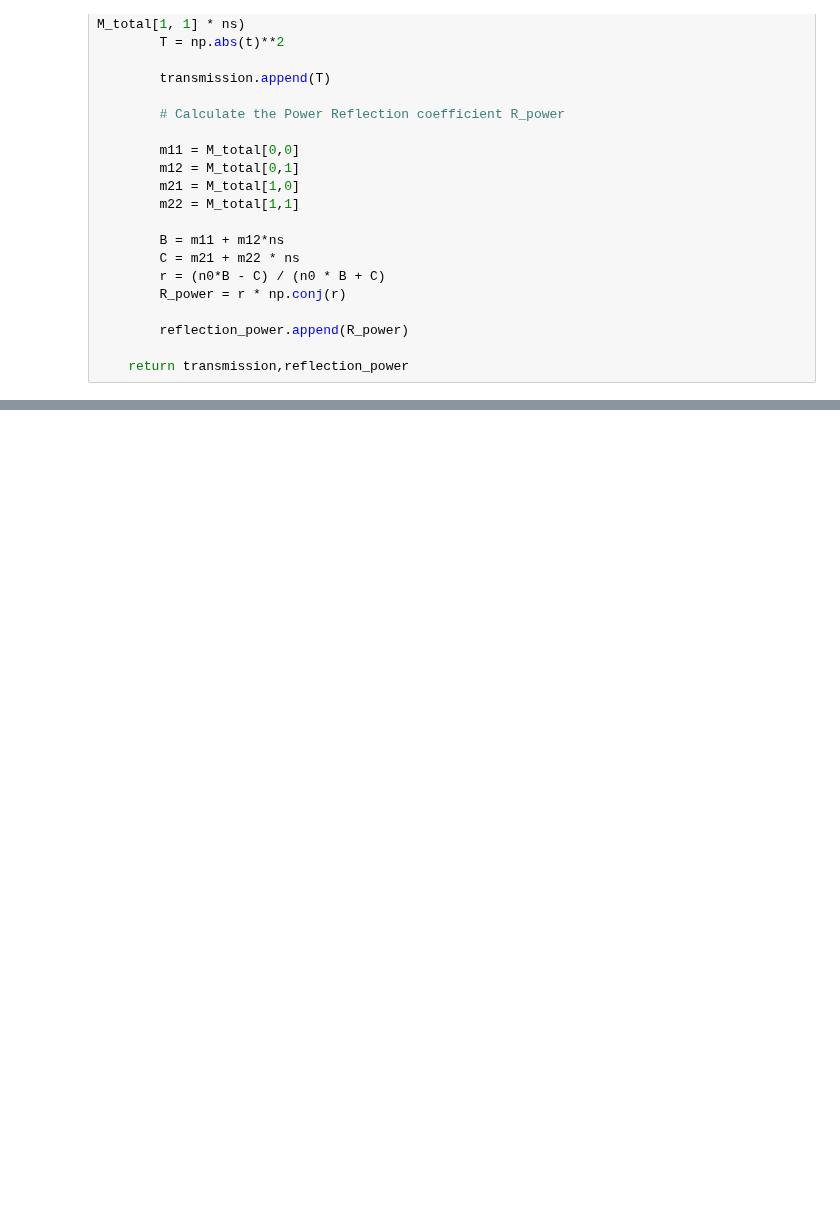
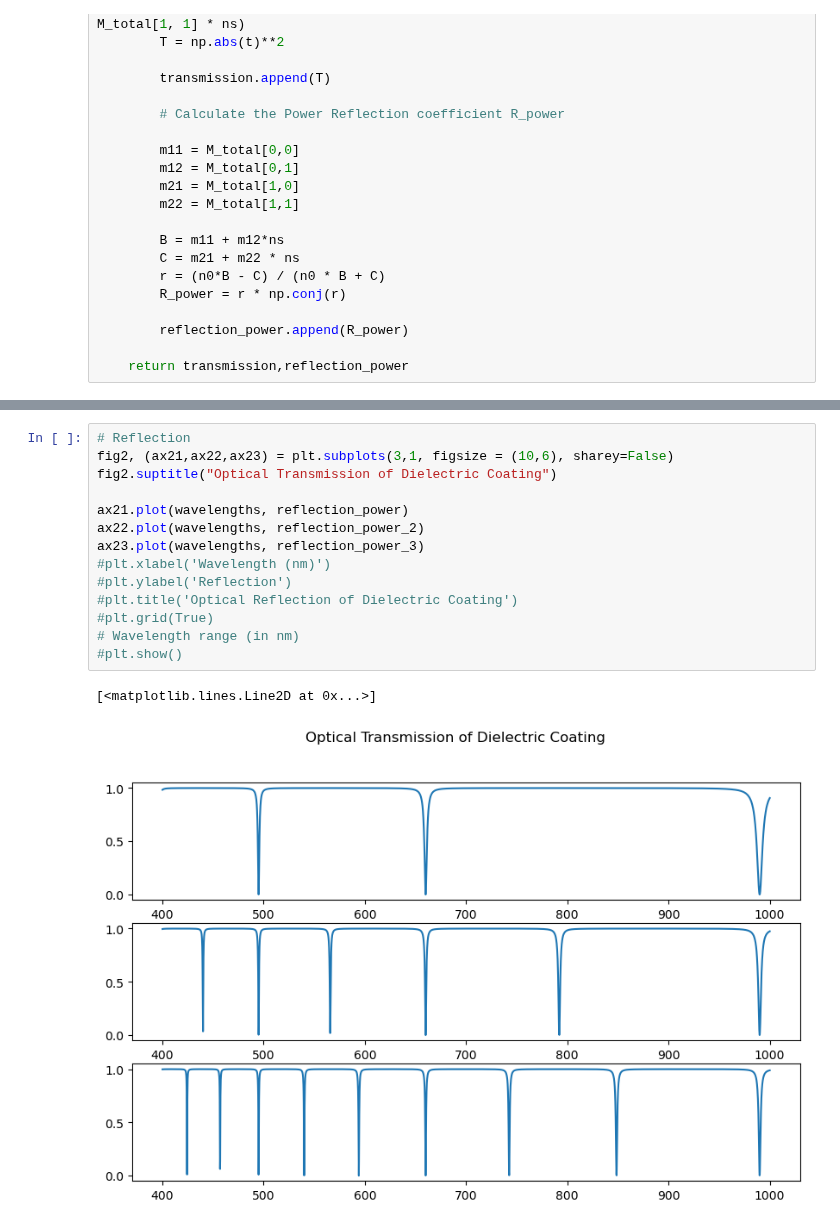
Before and after one commit to tacticstactics/Optical_thin_film_coating, a Jupyter notebook: Transfer-Matirx-Method.ipynb, the cells around one changed output, grey strips where cells are left out. Drawn from its saved outputs; the diff is of its cells as text; blank space fills up the shorter version.

```diff
--- a/Transfer-Matirx-Method.ipynb
+++ b/Transfer-Matirx-Method.ipynb
@@ -79,0 +94,17 @@ plt.show()
+# %%
+# Reflection
+fig2, (ax21,ax22,ax23) = plt.subplots(3,1, figsize = (10,6), sharey=False)
+fig2.suptitle("Optical Transmission of Dielectric Coating")
+
+ax21.plot(wavelengths, reflection_power)
+ax22.plot(wavelengths, reflection_power_2)
+ax23.plot(wavelengths, reflection_power_3)
+#plt.xlabel('Wavelength (nm)')
+#plt.ylabel('Reflection')
+#plt.title('Optical Reflection of Dielectric Coating')
+#plt.grid(True)
+# Wavelength range (in nm)
+#plt.show()
+# %% [output]
+[<matplotlib.lines.Line2D at 0x...>]
+[figure, added]
```
Also changed, not shown: parts of 6 cells of this notebook.
